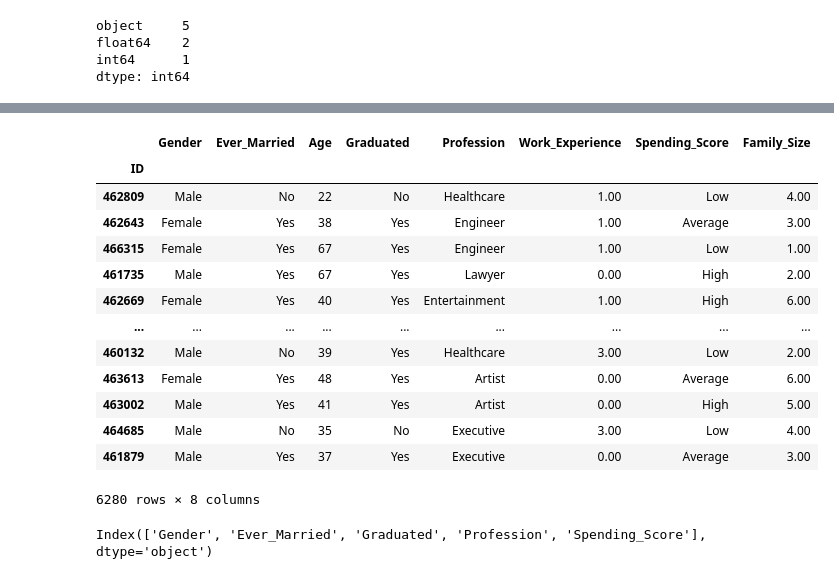
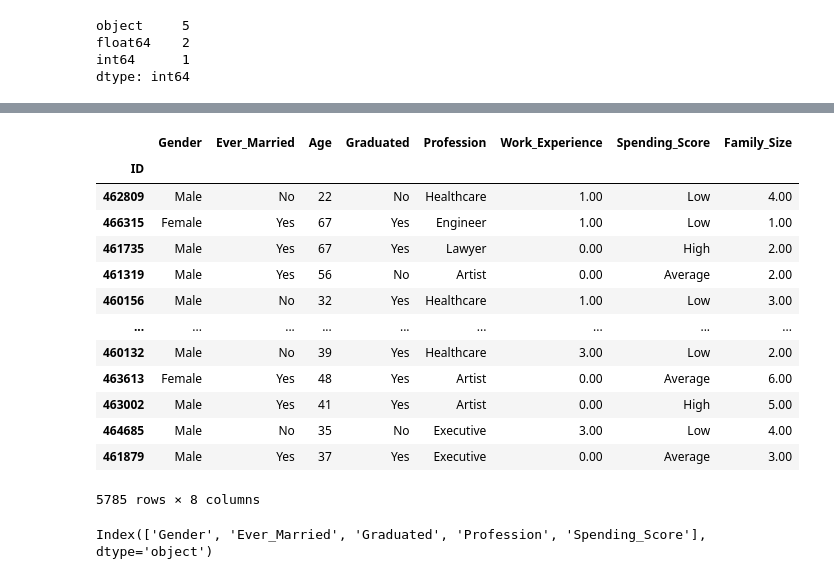
Before and after one commit to ozankutluay/gender-ever_married-graduated-salary-predict, a Jupyter notebook: gender-ever_married-graduated-salary-predict.ipynb, the cells around one changed output, grey strips where cells are left out. Cells and saved outputs as stored; diff of their text form; code cells hidden in the pictures.

```diff
--- a/gender-ever_married-graduated-salary-predict.ipynb
+++ b/gender-ever_married-graduated-salary-predict.ipynb
@@ -47,29 +66,27 @@ profile = ProfileReport(df, title="Profiling Report")
 profile.to_notebook_iframe()
 # %% [output]
 [interactive output not drawn]
-# %%
-# We have 806 duplicate rows
-df.drop_duplicates(inplace=True)
 # %%
-# Fill and Drop Missing Values
-df['Work_Experience']=df.Work_Experience.fillna(np.nanmedian(df.Work_Experience))
+# We have 806 duplicate rows
+# Fill Values, Drop Missing and Duplicate Values
 df['Family_Size']=df.Family_Size.fillna(np.nanmedian(df.Family_Size))
-df.drop_duplicates().dropna()
+df=df.drop_duplicates().dropna()
+df
 # %% [output]
 |  | Gender | Ever_Married | Age | Graduated | Profession | Work_Experience | Spending_Score | Family_Size |
 | ID |  |  |  |  |  |  |  |  |
 | 462809 | Male | No | 22 | No | Healthcare | 1.00 | Low | 4.00 |
-| 462643 | Female | Yes | 38 | Yes | Engineer | 1.00 | Average | 3.00 |
 | 466315 | Female | Yes | 67 | Yes | Engineer | 1.00 | Low | 1.00 |
 | 461735 | Male | Yes | 67 | Yes | Lawyer | 0.00 | High | 2.00 |
-| 462669 | Female | Yes | 40 | Yes | Entertainment | 1.00 | High | 6.00 |
+| 461319 | Male | Yes | 56 | No | Artist | 0.00 | Average | 2.00 |
+| 460156 | Male | No | 32 | Yes | Healthcare | 1.00 | Low | 3.00 |
 | ... | ... | ... | ... | ... | ... | ... | ... | ... |
 | 460132 | Male | No | 39 | Yes | Healthcare | 3.00 | Low | 2.00 |
 | 463613 | Female | Yes | 48 | Yes | Artist | 0.00 | Average | 6.00 |
 | 463002 | Male | Yes | 41 | Yes | Artist | 0.00 | High | 5.00 |
 | 464685 | Male | No | 35 | No | Executive | 3.00 | Low | 4.00 |
 | 461879 | Male | Yes | 37 | Yes | Executive | 0.00 | Average | 3.00 |
-6280 rows × 8 columns
+5785 rows × 8 columns
 # %%
 df.columns[df.dtypes=='object']
 # %% [output]
```
Also changed, not shown: parts of 15 cells of this notebook.
